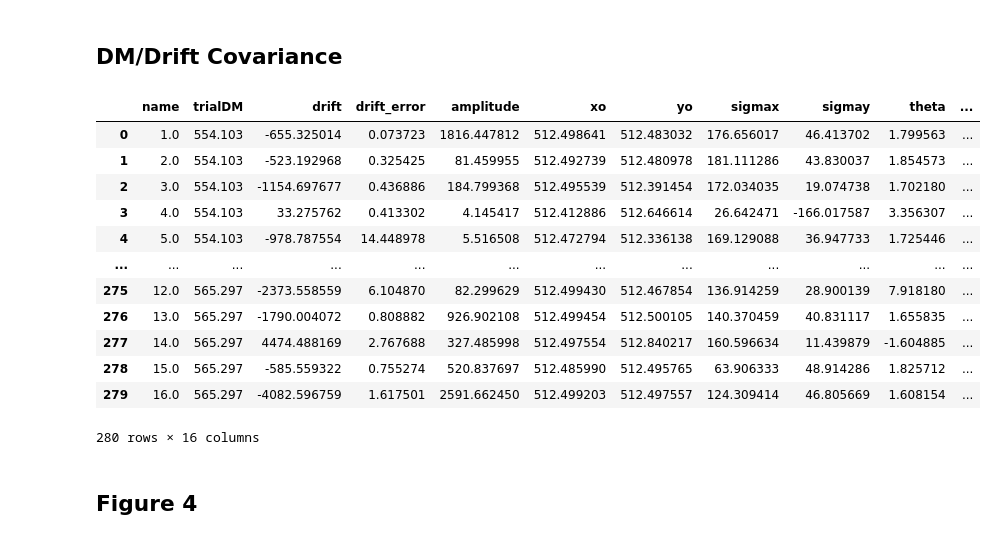
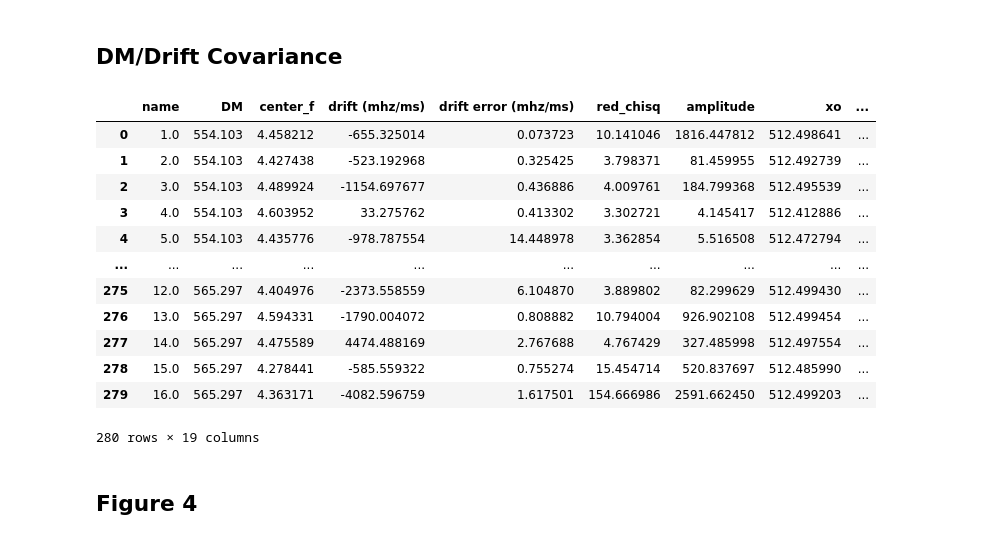
Before and after one commit to mef51/subdriftlaw, a Jupyter notebook: ProcessBursts.ipynb, the cells around one changed output. Saved outputs shown, nothing was run; the diff lists cells and outputs as text; code cells hidden in the pictures.

```diff
--- a/ProcessBursts.ipynb
+++ b/ProcessBursts.ipynb
@@ -307,7 +307,7 @@ for trialDM in trialDMs:
         center_f = (findCenter(burstwindow)*freq_res + lowest_freq)/1000
 
         ## DM covariance data: each row is [burst, trialdm, drift, drift_error, popt(6), perr(6)]
-        DMcovariancedata.append(np.concatenate(([burst, trialDM, drift, drift_error], popt, perr)))
+        DMcovariancedata.append(np.concatenate(([burst, trialDM, center_f, drift, drift_error, red_chisq], popt, perr)))
 
         #### 4. Plot
         cmap = plt.get_cmap('gray')
@@ -388,23 +388,24 @@ finding fit...
 ## DM/Drift Covariance
 # %%
 DMcovariancedata
-datadump = pd.DataFrame(DMcovariancedata, columns=['name', 'DM', 'drift', 'drift_error', 'amplitude', 'xo', 'yo', 'sigmax', 'sigmay', 'theta', 'amp_error', 'xo_error', 'yo_error', 'sigmax_error', 'sigmay_error', 'angle_error'])
+datadump = pd.DataFrame(DMcovariancedata, columns=['name', 'DM', 'center_f', 'drift (mhz/ms)', 'drift error (mhz/ms)', 'red_chisq', 'amplitude', 'xo', 'yo', 'sigmax', 'sigmay', 'angle', 'amp_error', 'xo_error', 'yo_error', 'sigmax_error', 'sigmay_error', 'angle_error'])
+datadump['time_res'] = 0.01024/1000 # s
 datadump.to_csv('frb121102_michilli_dmvariations.csv')
 datadump
 # %% [output]
-|  | name | trialDM | drift | drift_error | amplitude | xo | yo | sigmax | sigmay | theta | ... |
-| 0 | 1.0 | 554.103 | -655.325014 | 0.073723 | 1816.447812 | 512.498641 | 512.483032 | 176.656017 | 46.413702 | 1.799563 | ... |
-| 1 | 2.0 | 554.103 | -523.192968 | 0.325425 | 81.459955 | 512.492739 | 512.480978 | 181.111286 | 43.830037 | 1.854573 | ... |
-| 2 | 3.0 | 554.103 | -1154.697677 | 0.436886 | 184.799368 | 512.495539 | 512.391454 | 172.034035 | 19.074738 | 1.702180 | ... |
-| 3 | 4.0 | 554.103 | 33.275762 | 0.413302 | 4.145417 | 512.412886 | 512.646614 | 26.642471 | -166.017587 | 3.356307 | ... |
-| 4 | 5.0 | 554.103 | -978.787554 | 14.448978 | 5.516508 | 512.472794 | 512.336138 | 169.129088 | 36.947733 | 1.725446 | ... |
-| ... | ... | ... | ... | ... | ... | ... | ... | ... | ... | ... | ... |
-| 275 | 12.0 | 565.297 | -2373.558559 | 6.104870 | 82.299629 | 512.499430 | 512.467854 | 136.914259 | 28.900139 | 7.918180 | ... |
-| 276 | 13.0 | 565.297 | -1790.004072 | 0.808882 | 926.902108 | 512.499454 | 512.500105 | 140.370459 | 40.831117 | 1.655835 | ... |
-| 277 | 14.0 | 565.297 | 4474.488169 | 2.767688 | 327.485998 | 512.497554 | 512.840217 | 160.596634 | 11.439879 | -1.604885 | ... |
-| 278 | 15.0 | 565.297 | -585.559322 | 0.755274 | 520.837697 | 512.485990 | 512.495765 | 63.906333 | 48.914286 | 1.825712 | ... |
-| 279 | 16.0 | 565.297 | -4082.596759 | 1.617501 | 2591.662450 | 512.499203 | 512.497557 | 124.309414 | 46.805669 | 1.608154 | ... |
+|  | name | DM | center_f | drift (mhz/ms) | drift error (mhz/ms) | red_chisq | amplitude | xo | ... |
+| 0 | 1.0 | 554.103 | 4.458212 | -655.325014 | 0.073723 | 10.141046 | 1816.447812 | 512.498641 | ... |
+| 1 | 2.0 | 554.103 | 4.427438 | -523.192968 | 0.325425 | 3.798371 | 81.459955 | 512.492739 | ... |
+| 2 | 3.0 | 554.103 | 4.489924 | -1154.697677 | 0.436886 | 4.009761 | 184.799368 | 512.495539 | ... |
+| 3 | 4.0 | 554.103 | 4.603952 | 33.275762 | 0.413302 | 3.302721 | 4.145417 | 512.412886 | ... |
+| 4 | 5.0 | 554.103 | 4.435776 | -978.787554 | 14.448978 | 3.362854 | 5.516508 | 512.472794 | ... |
+| ... | ... | ... | ... | ... | ... | ... | ... | ... | ... |
+| 275 | 12.0 | 565.297 | 4.404976 | -2373.558559 | 6.104870 | 3.889802 | 82.299629 | 512.499430 | ... |
+| 276 | 13.0 | 565.297 | 4.594331 | -1790.004072 | 0.808882 | 10.794004 | 926.902108 | 512.499454 | ... |
+| 277 | 14.0 | 565.297 | 4.475589 | 4474.488169 | 2.767688 | 4.767429 | 327.485998 | 512.497554 | ... |
+| 278 | 15.0 | 565.297 | 4.278441 | -585.559322 | 0.755274 | 15.454714 | 520.837697 | 512.485990 | ... |
+| 279 | 16.0 | 565.297 | 4.363171 | -4082.596759 | 1.617501 | 154.666986 | 2591.662450 | 512.499203 | ... |
-280 rows × 16 columns
+280 rows × 19 columns
 # %% [markdown]
 ## Figure 4
 # %%
```
Also changed, not shown: 26 other files.
